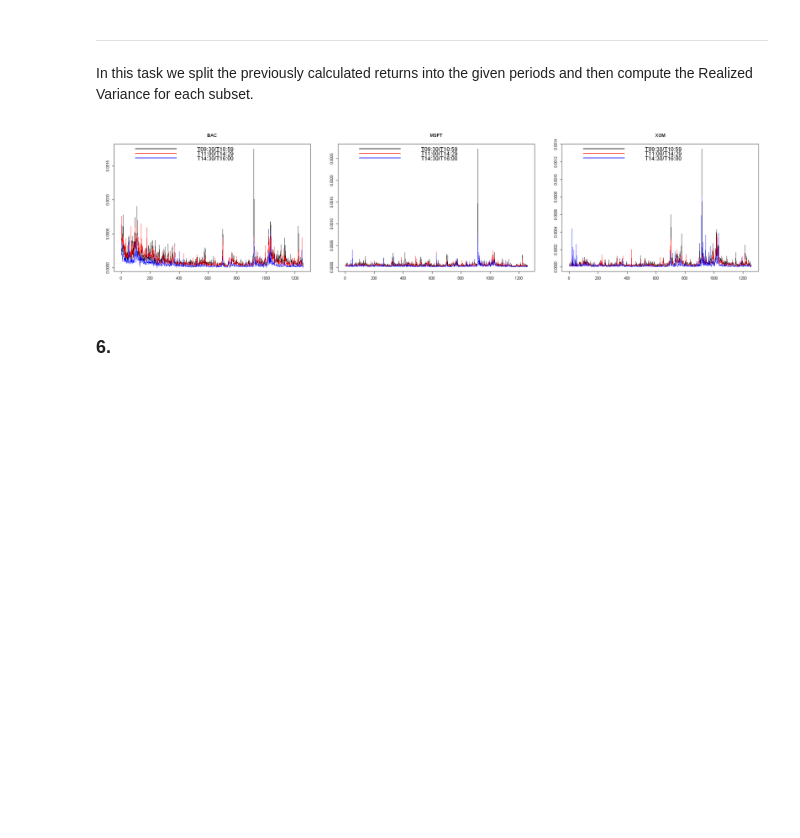
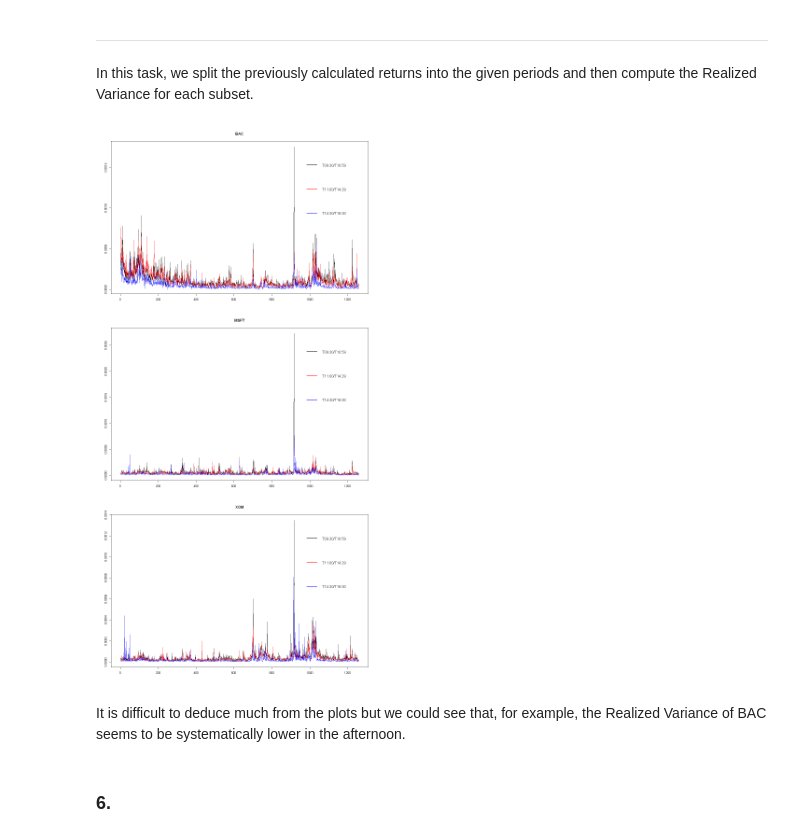
Before and after one commit to JanK0095/Financial-Econometrics-Course-Projects, a Jupyter notebook: HW3/FE1_HW3_Kubal_Mattanelli.ipynb, the cells around one changed output. Saved outputs shown, nothing was run; the diff lists cells and outputs as text; code cells hidden in the pictures; blank space fills up the shorter version.

```diff
--- a/HW3/FE1_HW3_Kubal_Mattanelli.ipynb
+++ b/HW3/FE1_HW3_Kubal_Mattanelli.ipynb
@@ -362,6 +342,7 @@ options(repr.plot.width = 20, repr.plot.height = 5) #Enlarging the plot
 for (i in 1:3) {#Looping through the stocks
     plot_holder <- plot(real_var_from_prices[[i]], main = stock_names[i]) #Plotting Realized Variance calculated from prices
     plot_holder <- lines(real_var_from_returns[[i]], col = "red") #Adding Realized Variance calculated from returns for comparison
+    plot_holder <- addLegend("topleft", on = 1, legend.names = c("Realized Variance from prices", "Realized Variance from returns"), col = c("black", "red"), lty = 1, bty = "n", lwd = 2)
     print(plot_holder)
 }
 # %% [output]
@@ -473,7 +453,7 @@ lines(BAC_sub2_RV,  col = "blue") #why lines() do not work? :(
 # %% [markdown]
 ---
 # %% [markdown]
-In this task we split the previously calculated returns into the given periods and then compute the Realized Variance for each subset.
+In this task, we split the previously calculated returns into the given periods and then compute the Realized Variance for each subset.
 # %%
 #Calculating Realized Variance for the sub-periods
 real_var_subsets <- vector("list", 3) #Empty vector for the results
@@ -487,16 +467,18 @@ for (i in 1:3) { #Looping through the tickers
 }
 # %%
 #Plotting
-options(repr.plot.width = 20, repr.plot.height = 5)
-par(mfrow = c(1, 3)) #Setting up the grid
+options(repr.plot.width = 10, repr.plot.height = 20)
+par(mfrow = c(3, 1)) #Setting up the grid
 for (i in 1:3) { #Looping through the tickers
     plot(as.numeric(real_var_subsets[[i]][[1]]), type = "l", xlab = "", ylab = "", main = stock_names[i])
     lines(as.numeric(real_var_subsets[[i]][[2]]), col = "red")
     lines(as.numeric(real_var_subsets[[i]][[3]]), col = "blue")
-    legend("topleft", sub_periods, col = c("black", "red", "blue"), lty = 1, bty = "n", cex = 1.5, lwd = 2)
+    legend("topright", sub_periods, col = c("black", "red", "blue"), lty = 1, bty = "n", cex = 1.2, lwd = 2)
 }
 # %% [output]
-[figure, old version]
+[figure, new version]
+# %% [markdown]
+It is difficult to deduce much from the plots but we could see that, for example, the Realized Variance of BAC seems to be systematically lower in the afternoon.
 # %% [markdown]
 ### 6.
 # %% [markdown]
```
Also changed, not shown: parts of 70 cells of this notebook.
